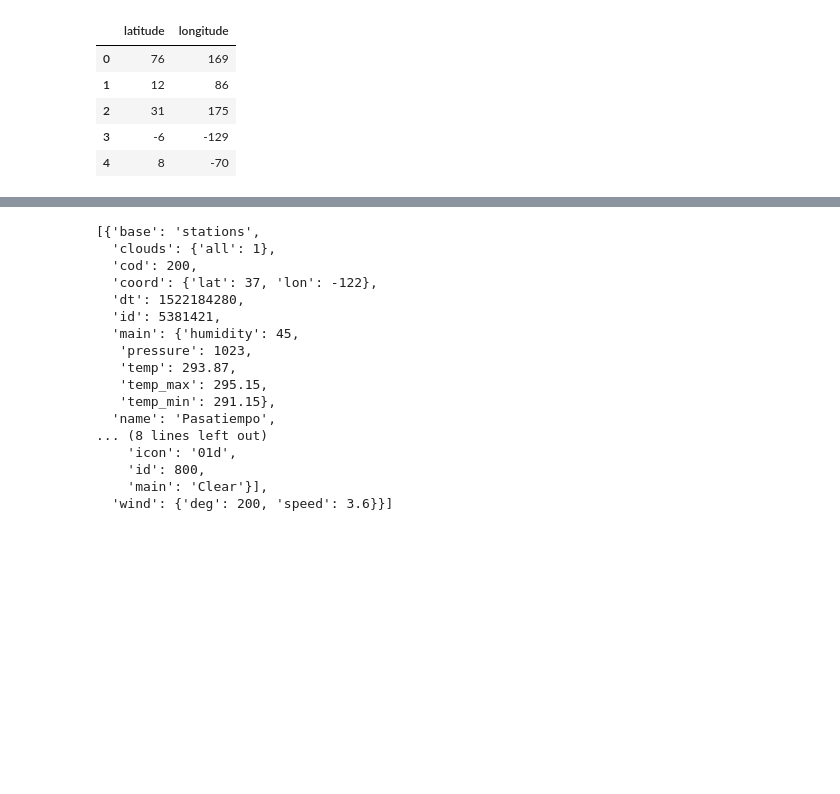
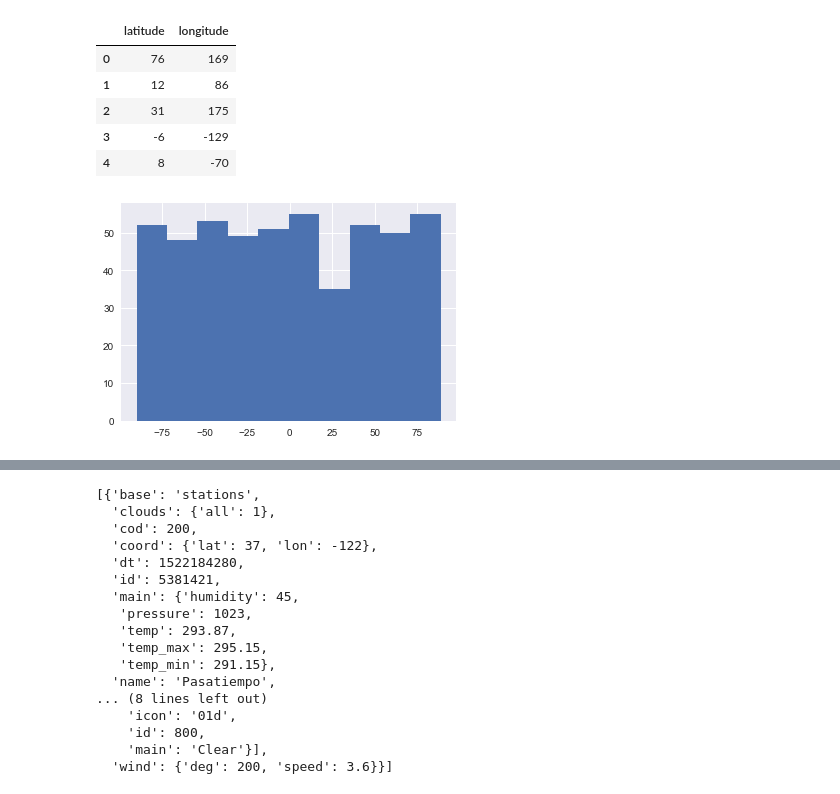
Before and after one commit to rpalo/tutoring-weather-example, a Jupyter notebook: weather.ipynb, the cells around one changed output, grey strips where cells are left out. Saved outputs shown, nothing was run; the diff lists cells and outputs as text; code cells hidden in the pictures; blank space fills up the shorter version.

Commit message:
Finish analysis and plots

```diff
--- a/weather.ipynb
+++ b/weather.ipynb
@@ -44,3 +44,8 @@ coords.head()
 | 2 | 31 | 175 |
 | 3 | -6 | -129 |
 | 4 | 8 | -70 |
+# %%
+plt.hist(coords['latitude'])
+plt.show()
+# %% [output]
+[figure, added]
```
Also changed, not shown: parts of 20 cells of this notebook, 10 other files.
